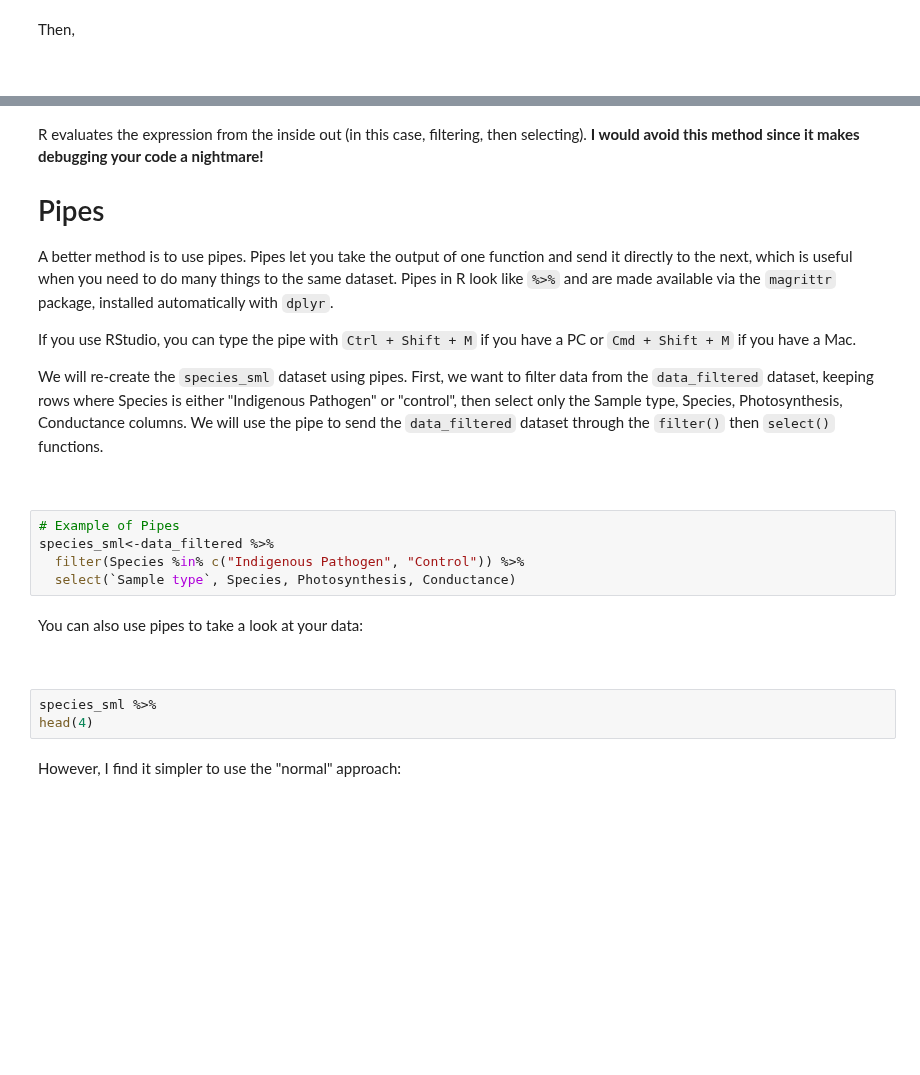
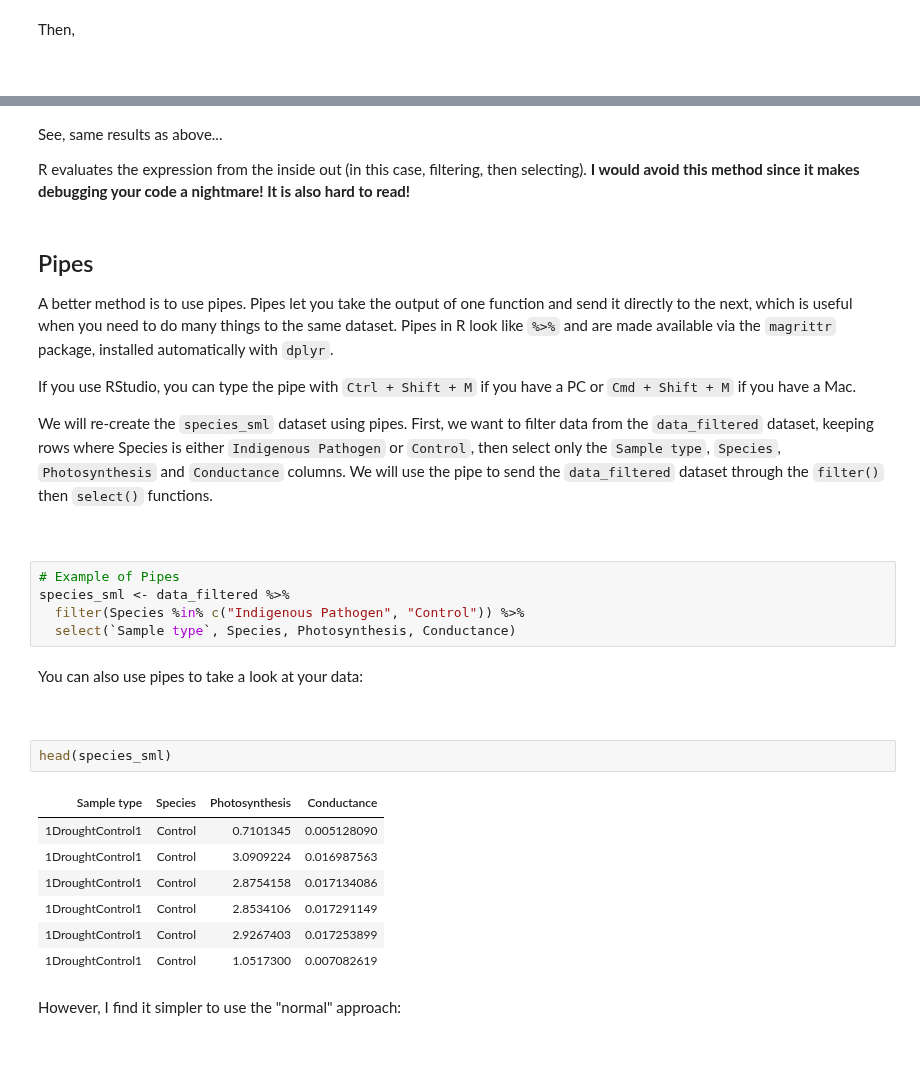
Before and after one commit to Diego-Ibarra/biol3782, a Jupyter notebook: week5/advanced_data_manipulation.ipynb, the cells around one changed output, grey strips where cells are left out. Drawn from its saved outputs; the diff is of its cells as text; blank space fills up the shorter version.

```diff
--- a/week5/advanced_data_manipulation.ipynb
+++ b/week5/advanced_data_manipulation.ipynb
@@ -965,19 +1014,21 @@ str(species_sml)
+# %% [markdown]
+See, same results as above...
+
+R evaluates the expression from the inside out (in this case, filtering, then selecting). **I would avoid this method since it makes debugging your code a nightmare! It is also hard to read!**
 # %% [markdown]
-R evaluates the expression from the inside out (in this case, filtering, then selecting). **I would avoid this method since it makes debugging your code a nightmare!**
-
-# Pipes
+## Pipes
 
 A better method is to use pipes. Pipes let you take the output of one function and send it directly to the next, which is useful when you need to do many things to the same dataset. Pipes in R look like `%>%` and are made available via the `magrittr` package, installed automatically with `dplyr`.
 
 If you use RStudio, you can type the pipe with `Ctrl + Shift + M` if you have a PC or `Cmd + Shift + M` if you have a Mac.
 
-We will re-create the `species_sml` dataset using pipes. First, we want to filter data from the `data_filtered` dataset, keeping rows where Species is either "Indigenous Pathogen" or "control", then select only the Sample type, Species, Photosynthesis, Conductance columns. We will use the pipe to send the `data_filtered` dataset through the `filter()` then `select()` functions.
+We will re-create the `species_sml` dataset using pipes. First, we want to filter data from the `data_filtered` dataset, keeping rows where Species is either `Indigenous Pathogen` or `Control`, then select only the `Sample type`, `Species`, `Photosynthesis` and `Conductance` columns. We will use the pipe to send the `data_filtered` dataset through the `filter()` then `select()` functions.
 
 <br>
 <div class="use_editor"></div>
 # %%
 # Example of Pipes
-species_sml<-data_filtered %>%
+species_sml <- data_filtered %>%
   filter(Species %in% c("Indigenous Pathogen", "Control")) %>%
   select(`Sample type`, Species, Photosynthesis, Conductance)
 # %% [markdown]
@@ -985,9 +1036,16 @@ You can also use pipes to take a look at your data:
 
 <br>
 <div class="use_console"></div>
-# %%
-species_sml %>%
-head(4)
+# %%
+head(species_sml)
+# %% [output]
+| Sample type | Species | Photosynthesis | Conductance |
+| 1DroughtControl1 | Control | 0.7101345 | 0.005128090 |
+| 1DroughtControl1 | Control | 3.0909224 | 0.016987563 |
+| 1DroughtControl1 | Control | 2.8754158 | 0.017134086 |
+| 1DroughtControl1 | Control | 2.8534106 | 0.017291149 |
+| 1DroughtControl1 | Control | 2.9267403 | 0.017253899 |
+| 1DroughtControl1 | Control | 1.0517300 | 0.007082619 |
 # %% [markdown]
 However, I find it simpler to use the "normal" approach:
 
```
Also changed, not shown: parts of 47 cells of this notebook, 10 other files.
